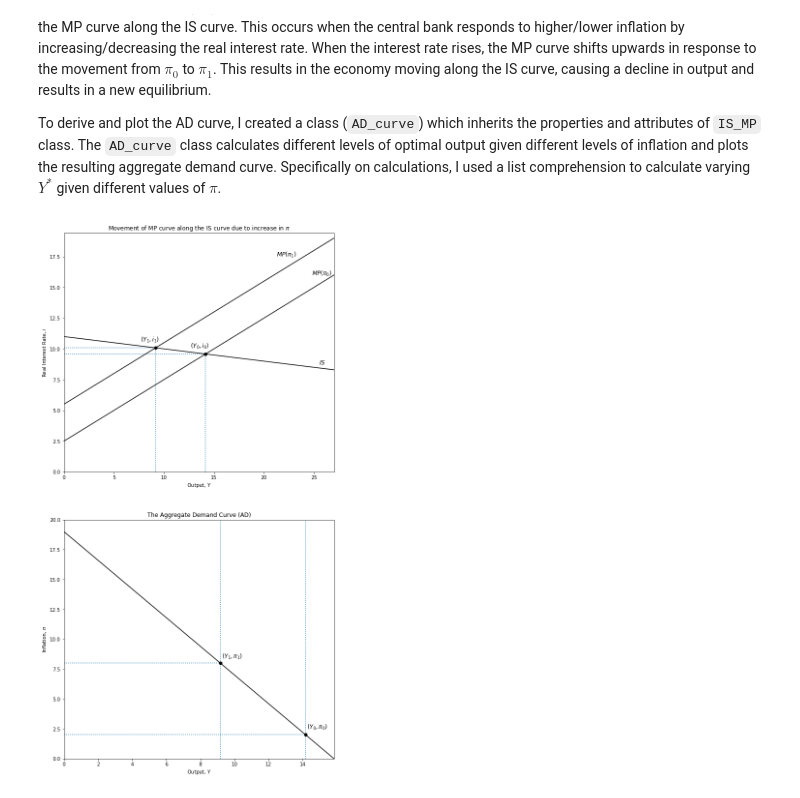
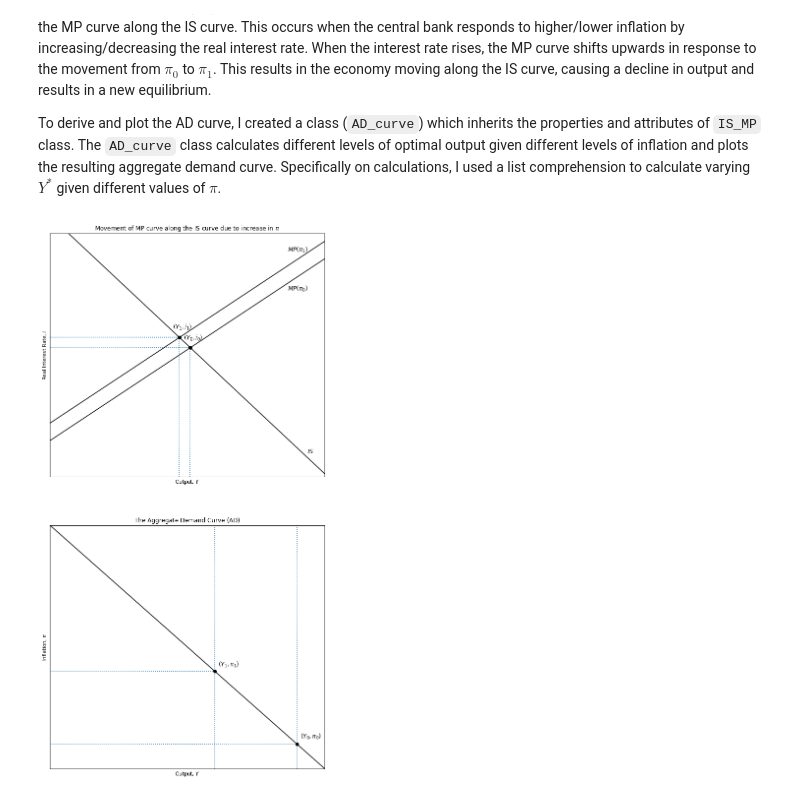
Before and after one commit to lj-valencia/Python-for-Economics, a Jupyter notebook: Closed Economy, IS-MP Model.ipynb, the cells around one changed output. Drawn from its saved outputs; the diff is of its cells as text; code cells hidden in the pictures.

Commit message:
Update Closed Economy, IS-MP Model.ipynb
Add dynamics to the note and configure values and plotting

```diff
--- a/Closed Economy, IS-MP Model.ipynb
+++ b/Closed Economy, IS-MP Model.ipynb
@@ -254,8 +259,8 @@ class IS_MP(IS_curve, MP_curve):
         i_eq = self.calculate_optimal_i(y_eq, self.pi) # calculate optimal real interest rate;
         print("Optimal Y and i are: " + str(np.round(y_eq, 2)) + " and " + str(np.round(i_eq, 2)))
 
-        ax.text(y_eq*1.8, np.max(self.i_array_MP(self.pi, self.Y))*0.31, "$MP$", fontsize=12) # add text describing the MP curve
-        ax.text(y_eq*1.8, np.max(self.i_array_MP(self.pi, self.Y))*0.17, "$IS$", fontsize=12) # add text describing the IS curve
+        ax.text(y_eq*1.6, np.max(self.i_array_MP(self.pi, self.Y))*0.77, "$MP$", fontsize=12) # add text describing the MP curve
+        ax.text(y_eq*1.6, np.max(self.i_array_MP(self.pi, self.Y))*0.17, "$IS$", fontsize=12) # add text describing the IS curve
         # add dotted lines to point to the equilibrium
         ax.vlines(x=y_eq,ymin=0,ymax=i_eq, color='tab:blue', linestyles='dotted')
         plt.hlines(y=i_eq, xmin=0, xmax=y_eq, color='tab:blue', linestyles='dotted')
@@ -265,8 +270,13 @@ class IS_MP(IS_curve, MP_curve):
         """
         Plot the IS_MP equilibrium
         """
-        axes_range = [0, self.calculate_optimal_Y(self.pi)*2, 0, np.max(self.i_array_MP(self.pi, self.Y))*0.35]
+        axes_range = [self.y_lv_IS(0)*0.15,
+                      self.y_lv_IS(0)*0.91,
+                      np.min(self.i_array_MP(self.pi, self.Y)),
+                      np.max(self.i_array_MP(self.pi, self.Y))*0.85]
         fig, ax = plt.subplots(figsize=(10, 8))
+        ax.yaxis.set_major_locator(plt.NullLocator())  # Hide ticks
+        ax.xaxis.set_major_locator(plt.NullLocator())  # Hide ticks
         ax.set(title="The IS-MP Model: Equilibrium", xlabel=r'Output, $Y$', ylabel=r'Real Interest Rate, $i$')
         ax.plot(self.Y, self.i_array_IS(self.Y), "k-") # call the r_array_IS to generate array of real interest rates for IS curve;
         ax.plot(self.Y, self.i_array_MP(self.pi, self.Y), "k-") # call the r_array_MP to generate array of real interest rates for MP curve;
@@ -307,10 +390,10 @@ class AD_curve(IS_MP):
             Plot text for the equilibriums
             """
             # add text describing the MP curve (at pi zero)
-            ax.text(y_eqs[0]*1.75, np.max(self.i_array_MP())*0.31, "$MP(\pi_{0})$", fontsize=12)
+            ax.text(y_eqs[0]*1.5, np.max(self.i_array_MP(pi_s[0], self.Y))*0.67, "$MP(\pi_{0})$", fontsize=12)
             # add text describing the MP curve (at pi one)
-            ax.text(y_eqs[0]*1.5, np.max(self.i_array_MP())*0.34, "$MP(\pi_{1})$", fontsize=12)
-            ax.text(y_eqs[0]*1.8, np.max(self.i_array_MP())*0.17, "$IS$", fontsize=12) # add text describing the IS curve
+            ax.text(y_eqs[0]*1.5, np.max(self.i_array_MP(pi_s[1], self.Y)*0.75), "$MP(\pi_{1})$", fontsize=12)
+            ax.text(y_eqs[0]*1.6, np.max(self.i_array_MP(self.pi, self.Y))*0.16, "$IS$", fontsize=12) # add text describing the IS curve
             # add dotted lines to point to the equilibrium
             ax.vlines(x=y_eqs[0],ymin=0,ymax=i_eqs[0], color='tab:blue', linestyles='dotted')
             ax.hlines(y=i_eqs[0], xmin=0, xmax=y_eqs[0], color='tab:blue', linestyles='dotted')
@@ -333,36 +416,44 @@ class AD_curve(IS_MP):
             ax.plot(y_eqs[1], pi_s[1],'ro',color='black') # a black dot (equilibrium at higher inflation value)
             ax.text(y_eqs[0]+0.1, pi_s[0]*1.25, f'$(Y_{0}, \pi_{0})$', fontsize=12)
             ax.text(y_eqs[1]+0.1,pi_s[1]*1.05, f'$(Y_{1}, \pi_{1})$', fontsize=12)
 
 
         new_pi = 8 # different lv. of inflation
         pi_s = [self.pi, new_pi] # create a list of the initial inflation and higher inflation
         # list comprehension to calculate equilibrum outputs
         y_eqs = [self.calculate_optimal_Y(i) for i in pi_s]
         # list comprehension to calculate equilibrum real interest rates
         i_eqs = [self.calculate_optimal_i(y, pi) for y, pi in zip(y_eqs, pi_s)]
         # plot the IS MP model for chart 1
-        v_0 = [0, np.max(self.Y)*0.27, 0, np.max(self.i_array_MP(new_pi))*.35] # Set the axes range for chart 0
+        v_0 = [0, np.max(self.Y), 0, np.max(self.i_array_MP(new_pi, self.Y))] # Set the axes range for chart 0
+        v_0 = [self.y_lv_IS(0)*0.15,
+                      self.y_lv_IS(0)*0.91,
+                      np.min(self.i_array_MP(self.pi, self.Y)),
+                      np.max(self.i_array_MP(self.pi, self.Y))*0.85]
         fig, ax = plt.subplots(nrows=2, ncols=1, figsize=(10, 20))
         ax[0].set(title="Movement of MP curve along the IS curve due to increase in $\pi$",
                   xlabel=r'Output, $Y$',
                   ylabel=r'Real Interest Rate, $i$')
         # plot the movement of MP curves;
-        ax[0].plot(self.Y, self.i_array_MP(self.pi), "k-")
-        ax[0].plot(self.Y, self.i_array_MP(new_pi), "k-")
-        ax[0].plot(self.Y, self.i_array_IS(), "k-") # IS curve remains constant
+        ax[0].plot(self.Y, self.i_array_MP(self.pi, self.Y), "k-")
+        ax[0].plot(self.Y, self.i_array_MP(new_pi, self.Y), "k-")
+        ax[0].plot(self.Y, self.i_array_IS(self.Y), "k-") # IS curve remains constant
+        ax[0].yaxis.set_major_locator(plt.NullLocator())  # Hide ticks
+        ax[0].xaxis.set_major_locator(plt.NullLocator())  # Hide ticks
         ax[0].axis(v_0)
         _plotAD_MP_movement_labels(ax[0], pi_s, i_eqs, y_eqs) # add labels
         # plot AD curve for chart 2
-        v_1 = [0, max(self.ad_y), 0, self.pi_max]
+        v_1 = [min(self.ad_y), max(self.ad_y), 0, self.pi_max]
         ax[1].set(title="The Aggregate Demand Curve (AD)",
                   xlabel=r'Output, $Y$',
                   ylabel=r'Inflation, $\pi$')
         ax[1].plot(self.ad_y, self.pi_array, "k-")
+        ax[1].yaxis.set_major_locator(plt.NullLocator())  # Hide ticks
+        ax[1].xaxis.set_major_locator(plt.NullLocator())  # Hide ticks
         _plotAD_curve_labels(ax[1], pi_s, y_eqs)
         ax[1].axis(v_1)
 
 AD = AD_curve() # Call instance of AD curve
 AD._plotAD() # call _plotAD to plot results
 # %% [output]
-[figure, old version]
+[figure, new version]
```
Also changed, not shown: parts of 7 cells of this notebook.
